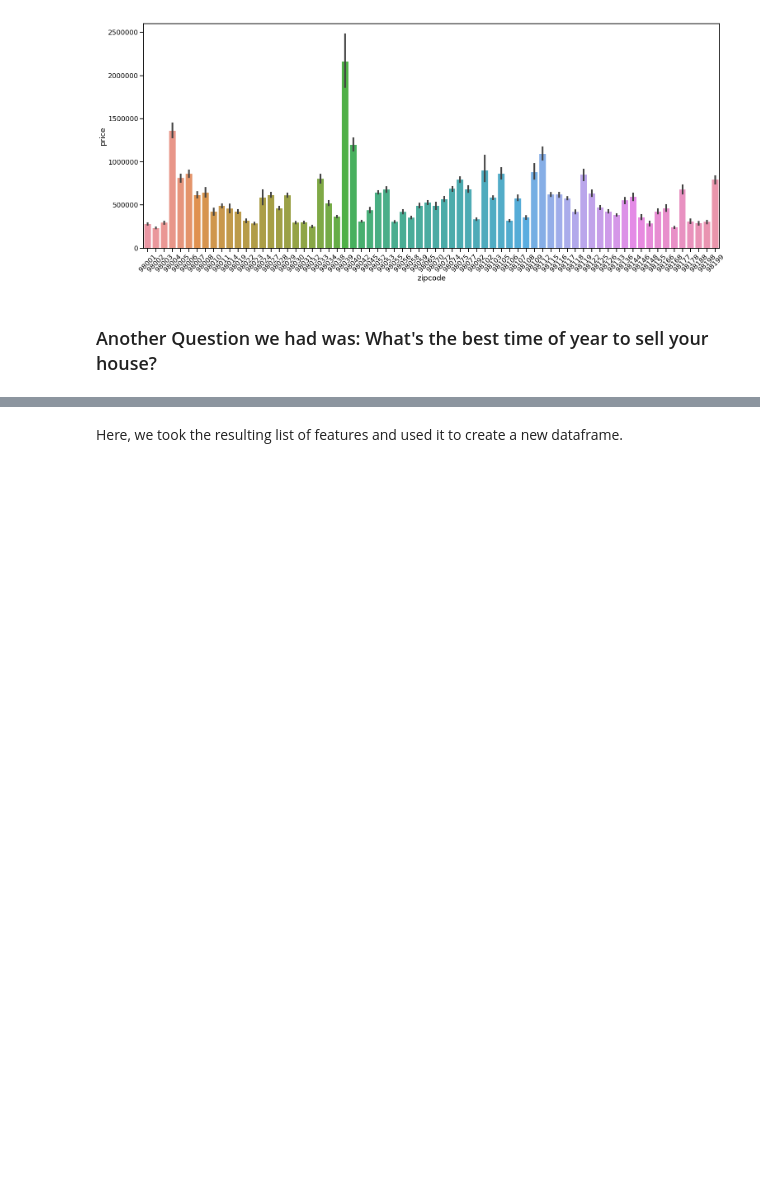
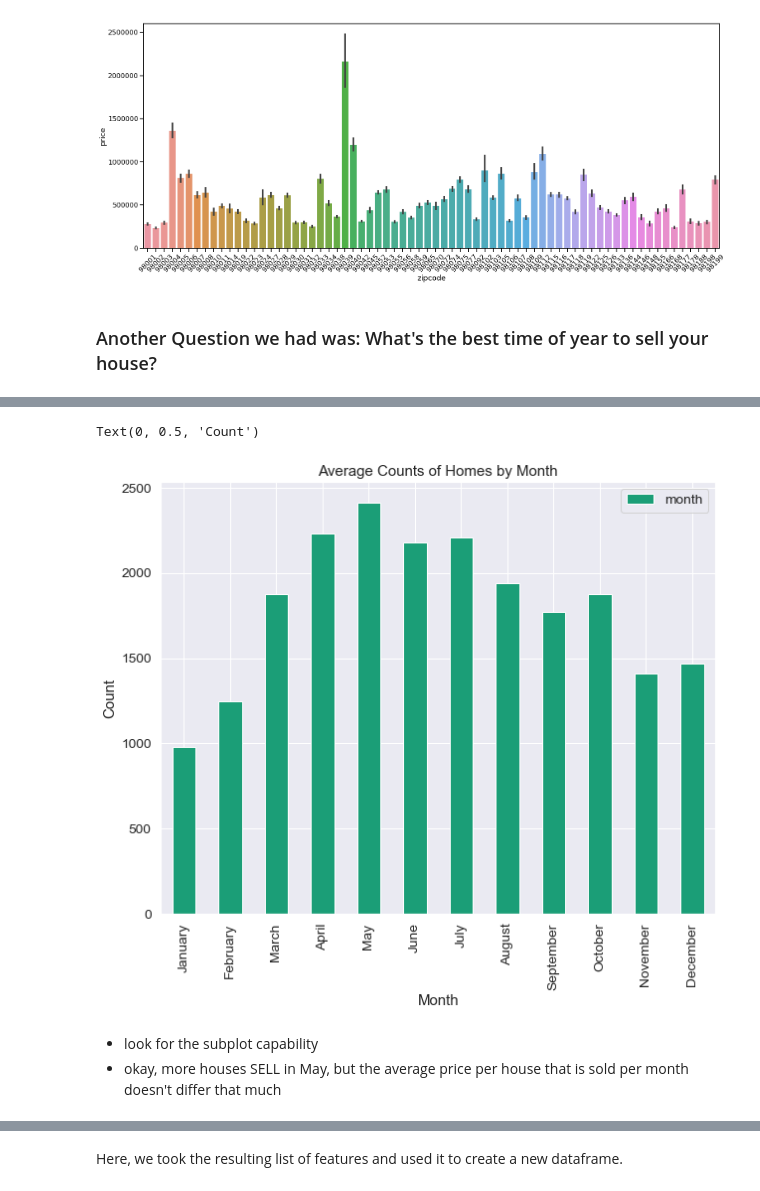
Before and after one commit to kemepley/Project_1, a Jupyter notebook: Project Results .ipynb, the cells around one changed output, grey strips where cells are left out. Drawn from its saved outputs; the diff is of its cells as text; code cells hidden in the pictures; blank space fills up the shorter version.

```diff
--- a/Project Results .ipynb
+++ b/Project Results .ipynb
@@ -138,3 +177,7 @@ ax1.set_xticklabels(ax1.get_xticklabels(),rotation=45)
 [figure]
 # %% [markdown]
 ### Another Question we had was: What's the best time of year to sell your house?
+# %%
+house['month'] = house['date'].apply(lambda i: i[:2])
+house['month'] = house['month'].apply(lambda i: i.replace("/", ""))
+house['month'].astype(int)
@@ -140,0 +221,4 @@ ax1.set_xticklabels(ax1.get_xticklabels(),rotation=45)
+# %%
+#get the total number of houses sold by month
+avgcountsbymonth = house['month'].value_counts()
+avgcountsbymonth
@@ -140,0 +306,7 @@ ax1.set_xticklabels(ax1.get_xticklabels(),rotation=45)
+# %%
+#make the average counts by month a dataframe so that it can be sorted
+df2 = avgcountsbymonth
+df2 = df2.reset_index()
+df2['index'] = df2['index'].astype(int)
+df2 = df2.sort_values(by = 'index').reset_index(drop=True)
+df2
@@ -140,0 +327,5 @@ ax1.set_xticklabels(ax1.get_xticklabels(),rotation=45)
+# %%
+#rename the index of the dataframe
+average_count = df2.rename(index = {0:'January',1:'February',2:'March',3:'April',4:'May',5:'June',
+                    6:'July',7:'August',8:'September',9:'October',10:'November',11:'December'})
+average_count
@@ -141,3 +346,15 @@ ax1.set_xticklabels(ax1.get_xticklabels(),rotation=45)
+# %%
+#plot of average counts by month
+average_count.plot(y = 'month', use_index= True, figsize = (10,8), kind = 'bar',
+                      colormap='Dark2', title = 'Average Counts of Homes by Month')
+plt.xlabel('Month')
+plt.ylabel('Count')
+# %% [output]
+Text(0, 0.5, 'Count')
+[figure, added]
+# %% [markdown]
+- look for the subplot capability
+- okay, more houses SELL in May, but the average price per house that is sold per month doesn't differ that much
 # %% [markdown]
 ### Feature selection
 
```
Also changed, not shown: parts of 21 cells of this notebook.
